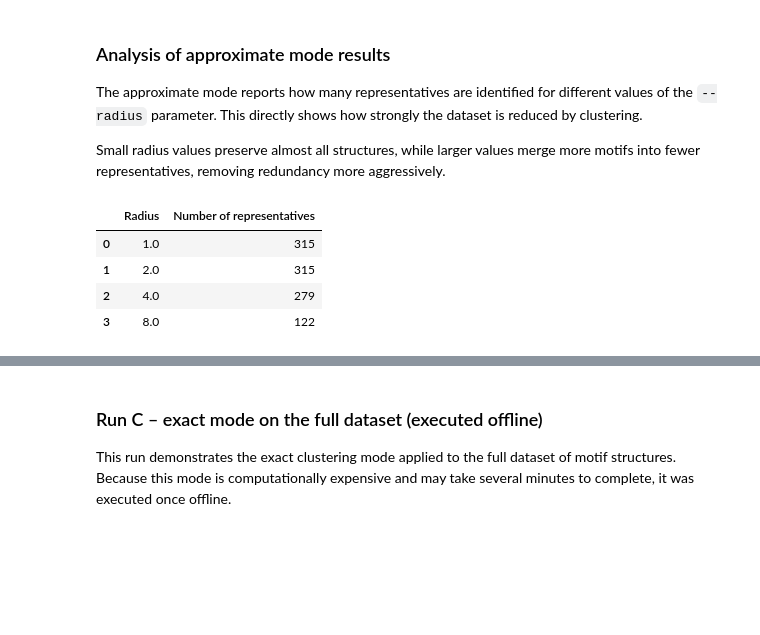
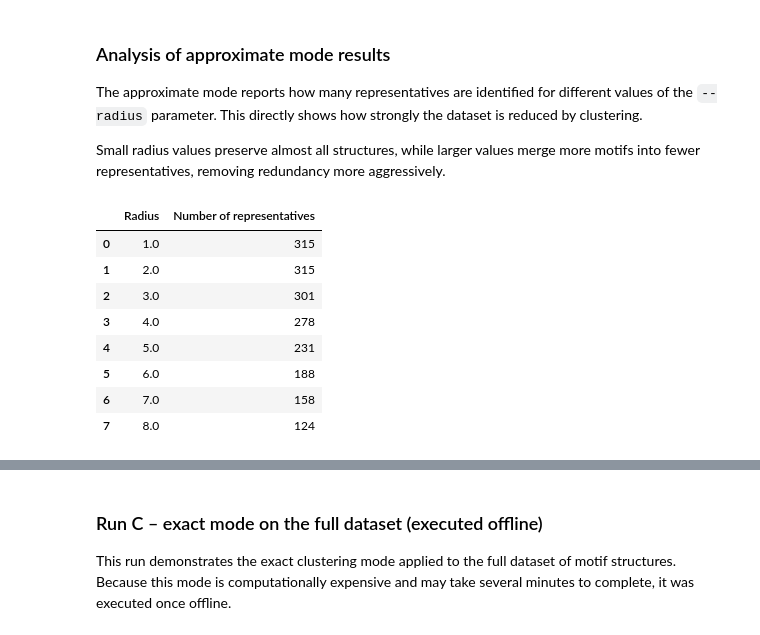
Before and after one commit to tzok/rnapolis-py, a Jupyter notebook: notebooks/distiller.ipynb, the cells around one changed output, grey strips where cells are left out. Drawn from its saved outputs; the diff is of its cells as text; code cells hidden in the pictures; blank space fills up the shorter version.

```diff
--- a/notebooks/distiller.ipynb
+++ b/notebooks/distiller.ipynb
@@ -88,32 +94,32 @@ the dataset is reduced by clustering.
 Small radius values preserve almost all structures, while larger values merge
 more motifs into fewer representatives, removing redundancy more aggressively.
 # %%
+import pandas as pd
 import re
 
 radii = []
 representatives = []
 
-with open("../outputs/distiller_approx_default.txt") as f:
+with open("../outputs/distiller_approx_r1_r8.txt") as f:
     for line in f:
         m = re.search(r"Identified (\d+) representatives with radius ([0-9.]+)", line)
         if m:
             representatives.append(int(m.group(1)))
             radii.append(float(m.group(2)))
+
+df = pd.DataFrame({"Radius": radii, "Number of representatives": representatives})
+df = df.sort_values("Radius").reset_index(drop=True)
+df
+# %% [output]
+|  | Radius | Number of representatives |
+| 0 | 1.0 | 315 |
+| 1 | 2.0 | 315 |
+| 2 | 3.0 | 301 |
+| 3 | 4.0 | 278 |
+| 4 | 5.0 | 231 |
+| 5 | 6.0 | 188 |
+| 6 | 7.0 | 158 |
+| 7 | 8.0 | 124 |
-# %%
-import pandas as pd
-
-df = pd.DataFrame({
-    "Radius": radii,
-    "Number of representatives": representatives
-})
-
-df
-# %% [output]
-|  | Radius | Number of representatives |
-| 0 | 1.0 | 315 |
-| 1 | 2.0 | 315 |
-| 2 | 4.0 | 279 |
-| 3 | 8.0 | 122 |
 # %%
 import matplotlib.pyplot as plt
 
```
Also changed, not shown: parts of 11 cells of this notebook, 7 other files.
